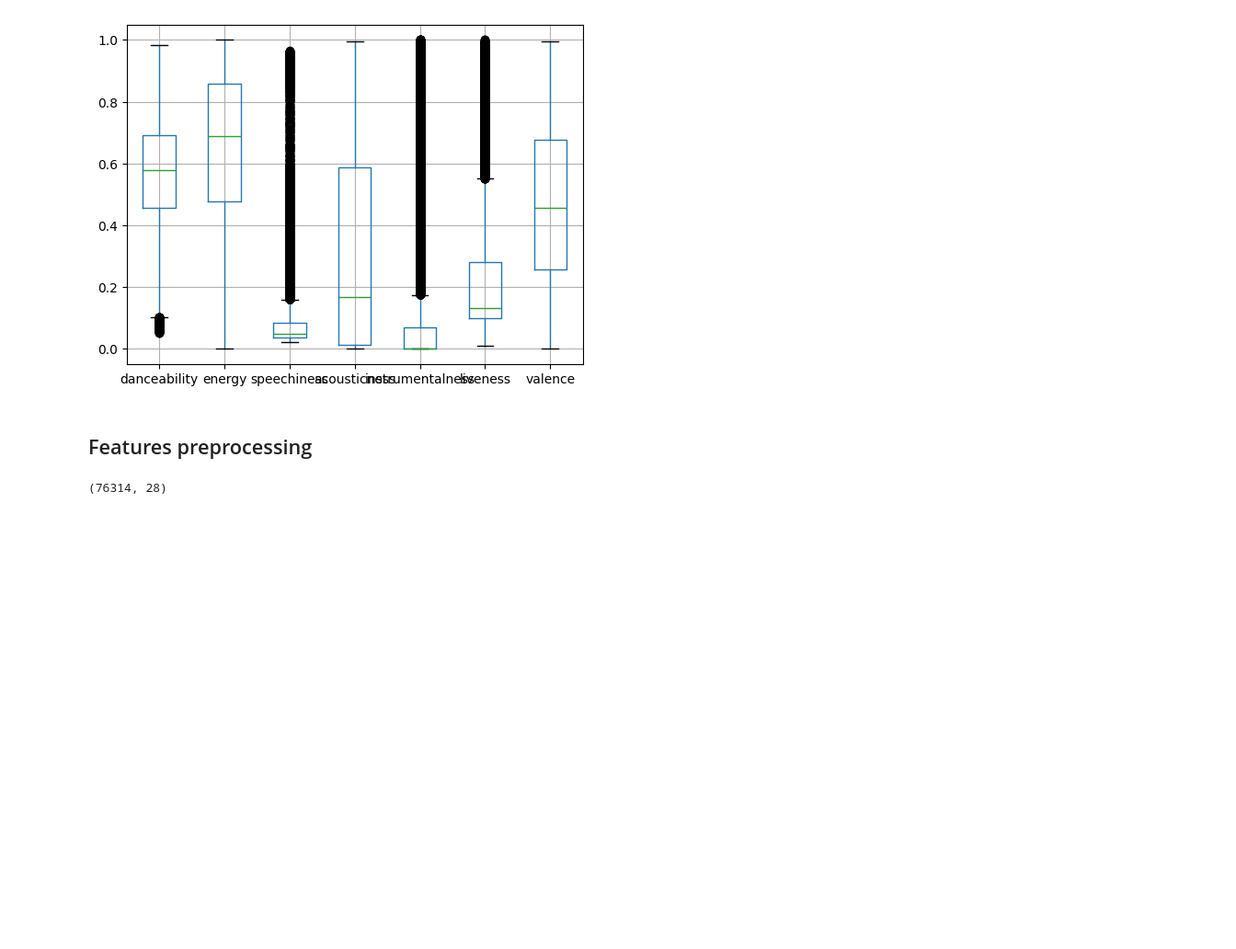
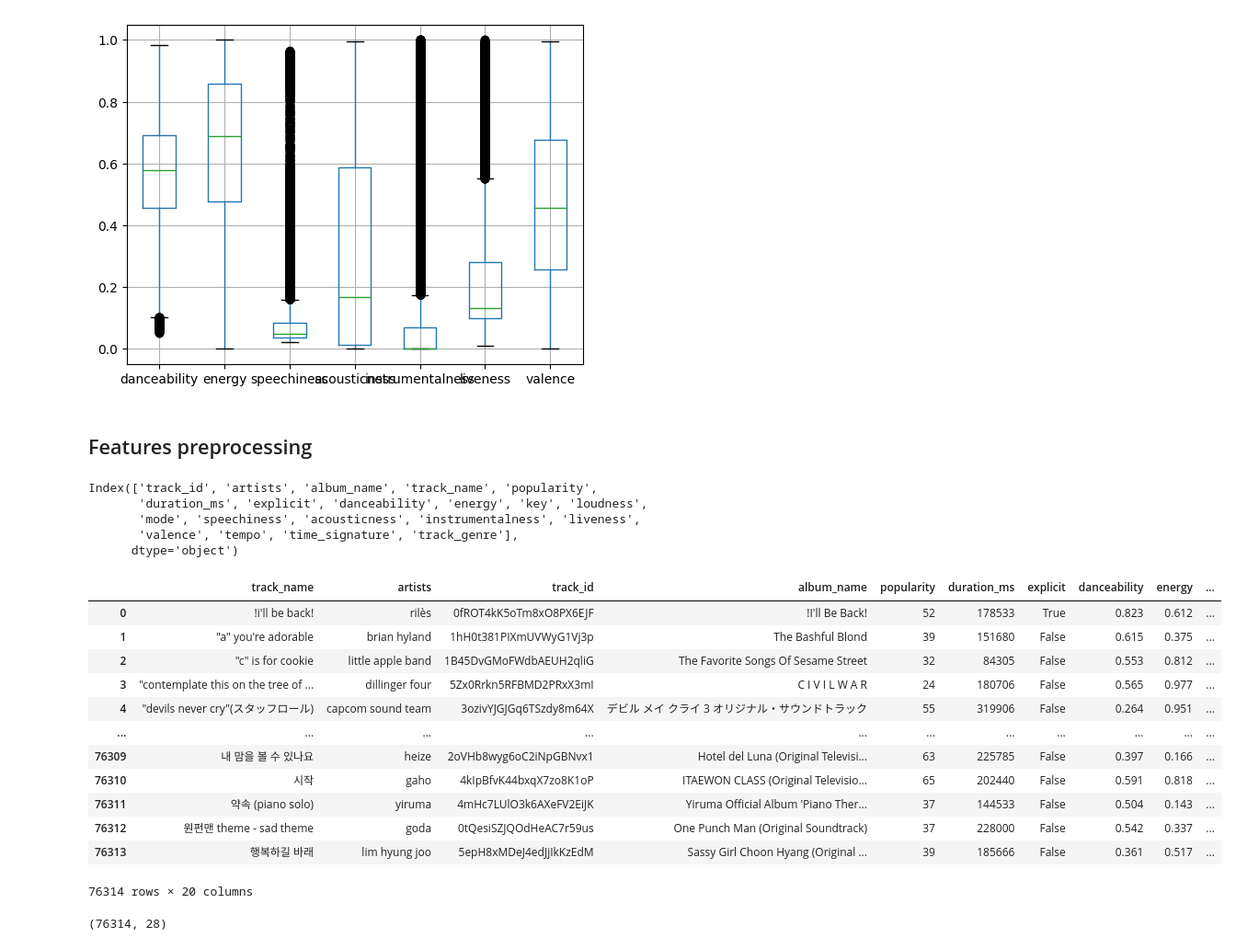
Before and after one commit to youssef-benk/vinylitics, a Jupyter notebook: notebooks/spotify-mvp-sube.ipynb, the cells around one changed output. Shown at 92% size. Drawn from its saved outputs; the diff is of its cells as text; code cells hidden in the pictures; blank space fills up the shorter version.

```diff
--- a/notebooks/spotify-mvp-sube.ipynb
+++ b/notebooks/spotify-mvp-sube.ipynb
@@ -240,9 +235,34 @@ df2_copy = df2.copy()
 # %%
 df2_copy['track_name'] = df2_copy['track_name'].map(lambda x: basic_cleaning(x))
 df2_copy['artists'] = df2_copy['artists'].map(lambda x: basic_cleaning(x))
+# %%
+df2.columns
+# %% [output]
+Index(['track_id', 'artists', 'album_name', 'track_name', 'popularity',
+       'duration_ms', 'explicit', 'danceability', 'energy', 'key', 'loudness',
+       'mode', 'speechiness', 'acousticness', 'instrumentalness', 'liveness',
+       'valence', 'tempo', 'time_signature', 'track_genre'],
+      dtype='object')
 # %%
 # Groupby artist name and track name, keeping only the most popular version of the song
-df2_copy = df2_copy.groupby(['track_name', 'artists'], as_index=False).max()
+df2_copy.sort_values('popularity', ascending=False, inplace=True)
+df2_copy = df2_copy.groupby(['track_name', 'artists'], as_index=False).first()
+# %%
+df2_copy
+# %% [output]
+|  | track_name | artists | track_id | album_name | popularity | duration_ms | explicit | danceability | energy | ... |
+| 0 | !i'll be back! | rilès | 0fROT4kK5oTm8xO8PX6EJF | !I'll Be Back! | 52 | 178533 | True | 0.823 | 0.612 | ... |
+| 1 | "a" you're adorable | brian hyland | 1hH0t381PIXmUVWyG1Vj3p | The Bashful Blond | 39 | 151680 | False | 0.615 | 0.375 | ... |
+| 2 | "c" is for cookie | little apple band | 1B45DvGMoFWdbAEUH2qliG | The Favorite Songs Of Sesame Street | 32 | 84305 | False | 0.553 | 0.812 | ... |
+| 3 | "contemplate this on the tree of ... | dillinger four | 5Zx0Rrkn5RFBMD2PRxX3mI | C I V I L W A R | 24 | 180706 | False | 0.565 | 0.977 | ... |
+| 4 | "devils never cry"(スタッフロール) | capcom sound team | 3ozivYJGJGq6TSzdy8m64X | デビル メイ クライ 3 オリジナル・サウンドトラック | 55 | 319906 | False | 0.264 | 0.951 | ... |
+| ... | ... | ... | ... | ... | ... | ... | ... | ... | ... | ... |
+| 76309 | 내 맘을 볼 수 있나요 | heize | 2oVHb8wyg6oC2iNpGBNvx1 | Hotel del Luna (Original Televisi... | 63 | 225785 | False | 0.397 | 0.166 | ... |
+| 76310 | 시작 | gaho | 4kIpBfvK44bxqX7zo8K1oP | ITAEWON CLASS (Original Televisio... | 65 | 202440 | False | 0.591 | 0.818 | ... |
+| 76311 | 약속 (piano solo) | yiruma | 4mHc7LUlO3k6AXeFV2EiJK | Yiruma Official Album 'Piano Ther... | 37 | 144533 | False | 0.504 | 0.143 | ... |
+| 76312 | 원펀맨 theme - sad theme | goda | 0tQesiSZJQOdHeAC7r59us | One Punch Man (Original Soundtrack) | 37 | 228000 | False | 0.542 | 0.337 | ... |
+| 76313 | 행복하길 바래 | lim hyung joo | 5epH8xMDeJ4edJjIkKzEdM | Sassy Girl Choon Hyang (Original ... | 39 | 185666 | False | 0.361 | 0.517 | ... |
+76314 rows × 20 columns
 # %%
 X = df2_copy[keep_columns]
 # %%
```
Also changed, not shown: parts of 10 cells of this notebook, 8 other files.
